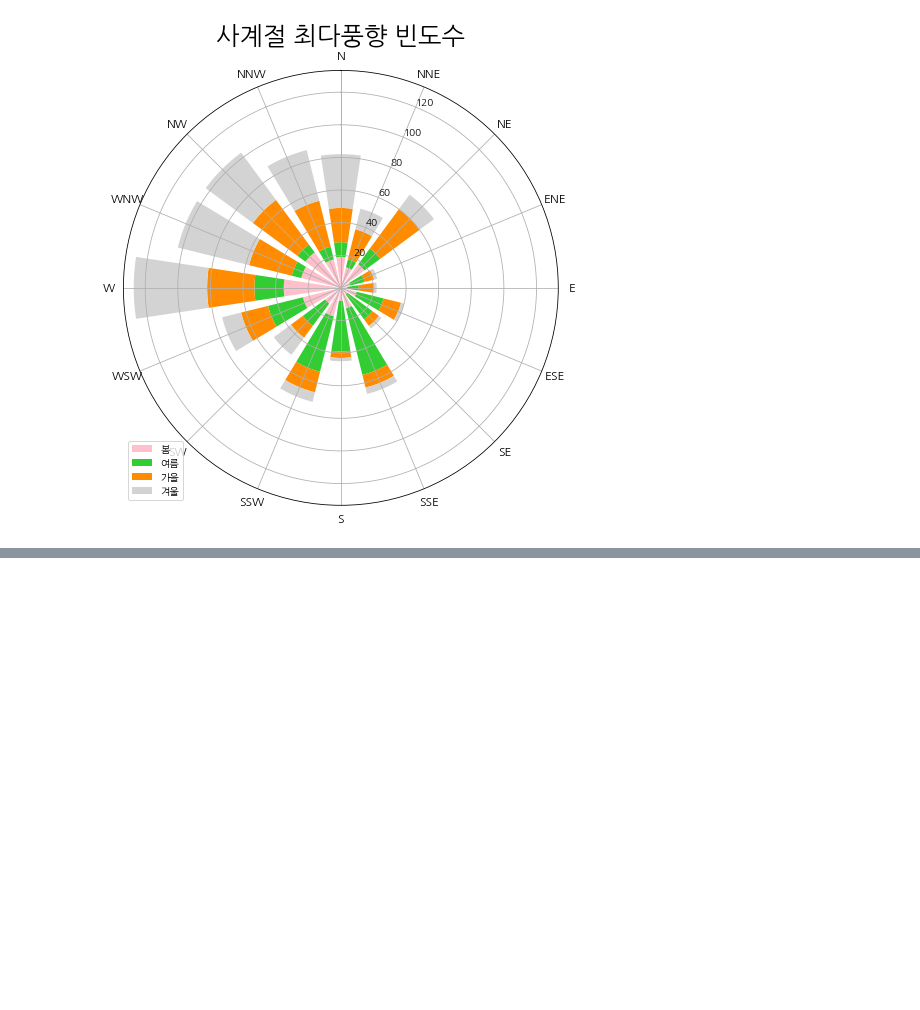
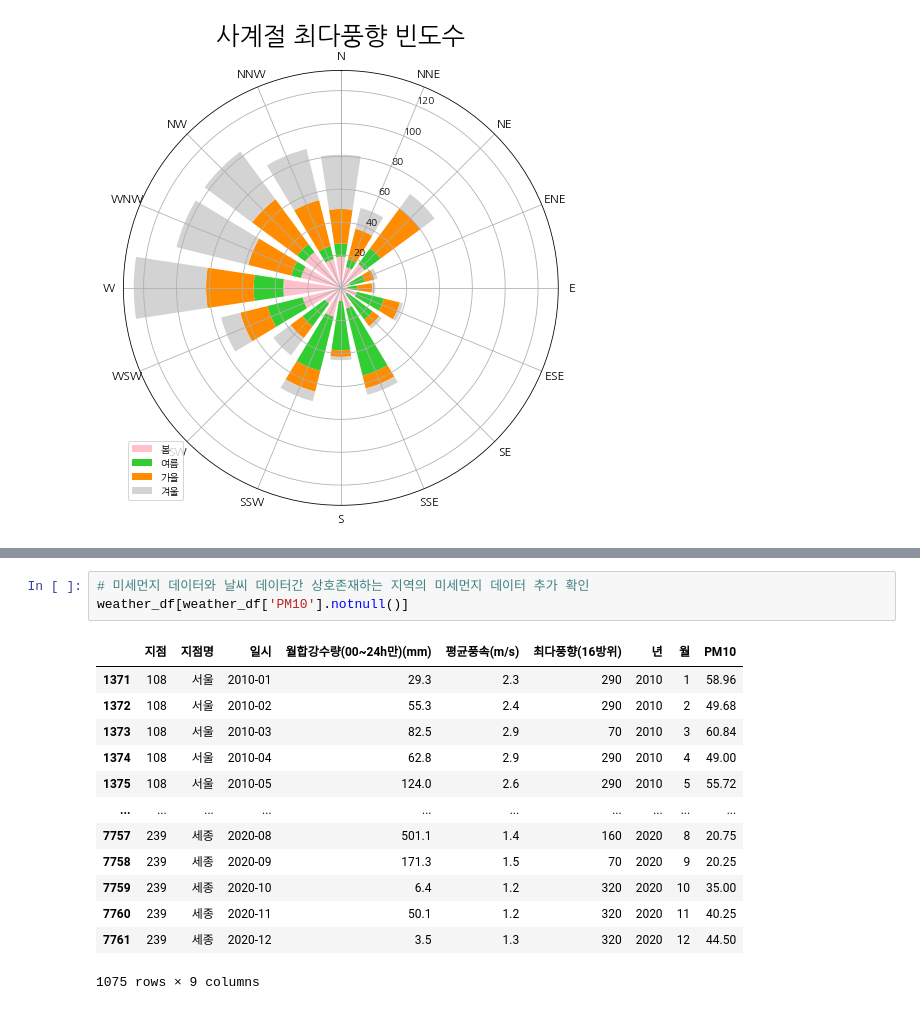
Before and after one commit to KimYeonWook511/PM10_Analysis, a Jupyter notebook: Code/PM10_Analysis.ipynb, the cells around one changed output, grey strips where cells are left out. Saved outputs shown, nothing was run; the diff lists cells and outputs as text; blank space fills up the shorter version.

```diff
--- a/Code/PM10_Analysis.ipynb
+++ b/Code/PM10_Analysis.ipynb
@@ -835,0 +866,17 @@ for year in df_dic.keys():
+# %%
+# 미세먼지 데이터와 날씨 데이터간 상호존재하는 지역의 미세먼지 데이터 추가 확인
+weather_df[weather_df['PM10'].notnull()]
+# %% [output]
+|  | 지점 | 지점명 | 일시 | 월합강수량(00~24h만)(mm) | 평균풍속(m/s) | 최다풍향(16방위) | 년 | 월 | PM10 |
+| 1371 | 108 | 서울 | 2010-01 | 29.3 | 2.3 | 290 | 2010 | 1 | 58.96 |
+| 1372 | 108 | 서울 | 2010-02 | 55.3 | 2.4 | 290 | 2010 | 2 | 49.68 |
+| 1373 | 108 | 서울 | 2010-03 | 82.5 | 2.9 | 70 | 2010 | 3 | 60.84 |
+| 1374 | 108 | 서울 | 2010-04 | 62.8 | 2.9 | 290 | 2010 | 4 | 49.00 |
+| 1375 | 108 | 서울 | 2010-05 | 124.0 | 2.6 | 290 | 2010 | 5 | 55.72 |
+| ... | ... | ... | ... | ... | ... | ... | ... | ... | ... |
+| 7757 | 239 | 세종 | 2020-08 | 501.1 | 1.4 | 160 | 2020 | 8 | 20.75 |
+| 7758 | 239 | 세종 | 2020-09 | 171.3 | 1.5 | 70 | 2020 | 9 | 20.25 |
+| 7759 | 239 | 세종 | 2020-10 | 6.4 | 1.2 | 320 | 2020 | 10 | 35.00 |
+| 7760 | 239 | 세종 | 2020-11 | 50.1 | 1.2 | 320 | 2020 | 11 | 40.25 |
+| 7761 | 239 | 세종 | 2020-12 | 3.5 | 1.3 | 320 | 2020 | 12 | 44.50 |
+1075 rows × 9 columns
```
Also changed, not shown: parts of 15 cells of this notebook.
